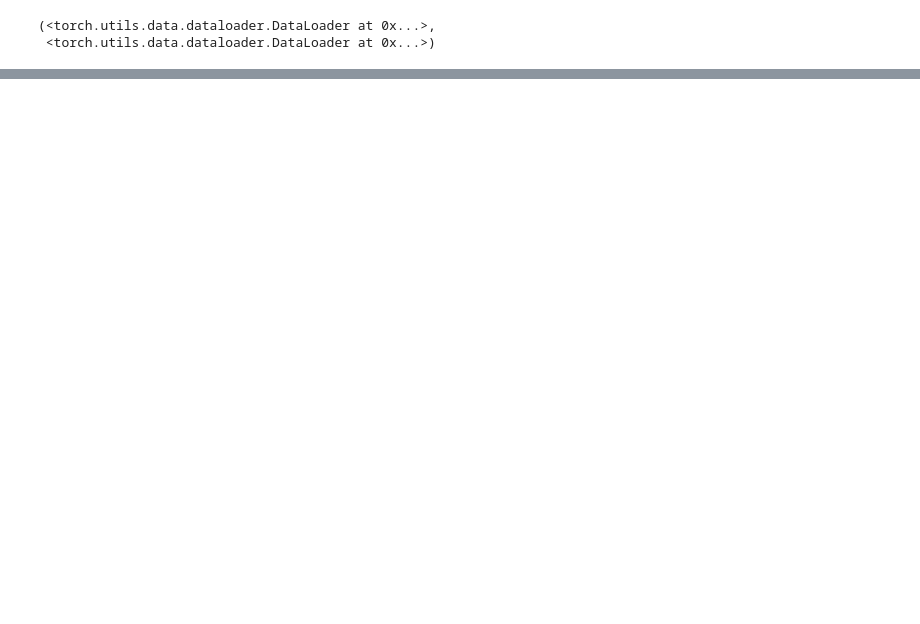
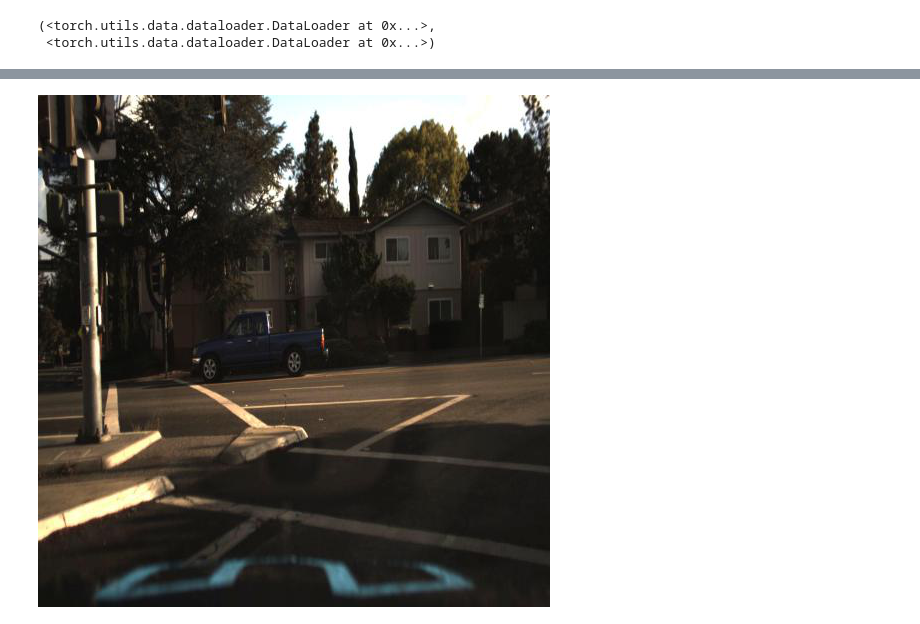
Before and after one commit to ElliotBlackstone/automotive-ssd-object-detection, a Jupyter notebook: modeltesting_car.ipynb, the cells around one changed output, grey strips where cells are left out. Saved outputs shown, nothing was run; the diff lists cells and outputs as text; code cells hidden in the pictures; blank space fills up the shorter version.

```diff
--- a/modeltesting_car.ipynb
+++ b/modeltesting_car.ipynb
@@ -193,0 +151,4 @@ train_data.show_with_box(index=8, color='r', label=True)
+# %%
+train_data[0][0]
+# %% [output]
+[figure, added]
```
Also changed, not shown: parts of 19 cells of this notebook, 2 other files.
